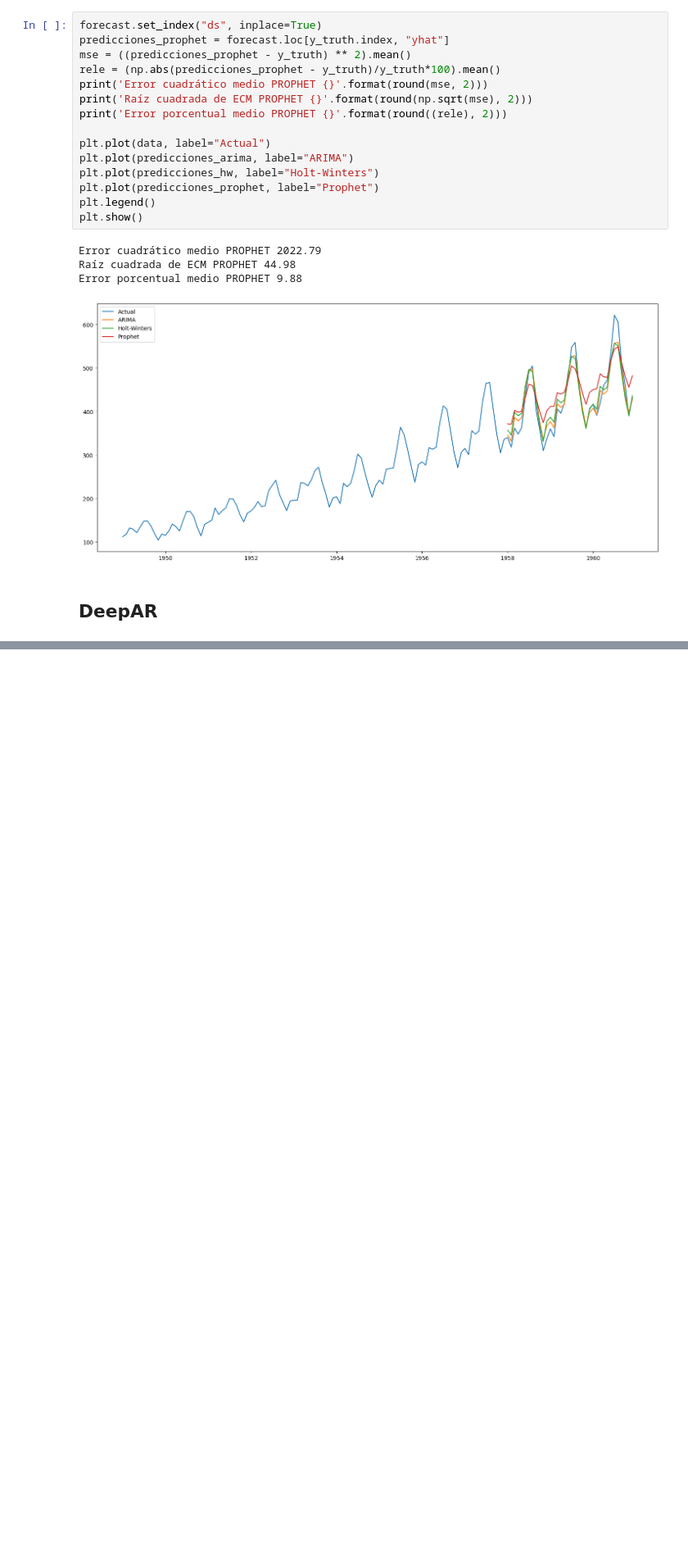
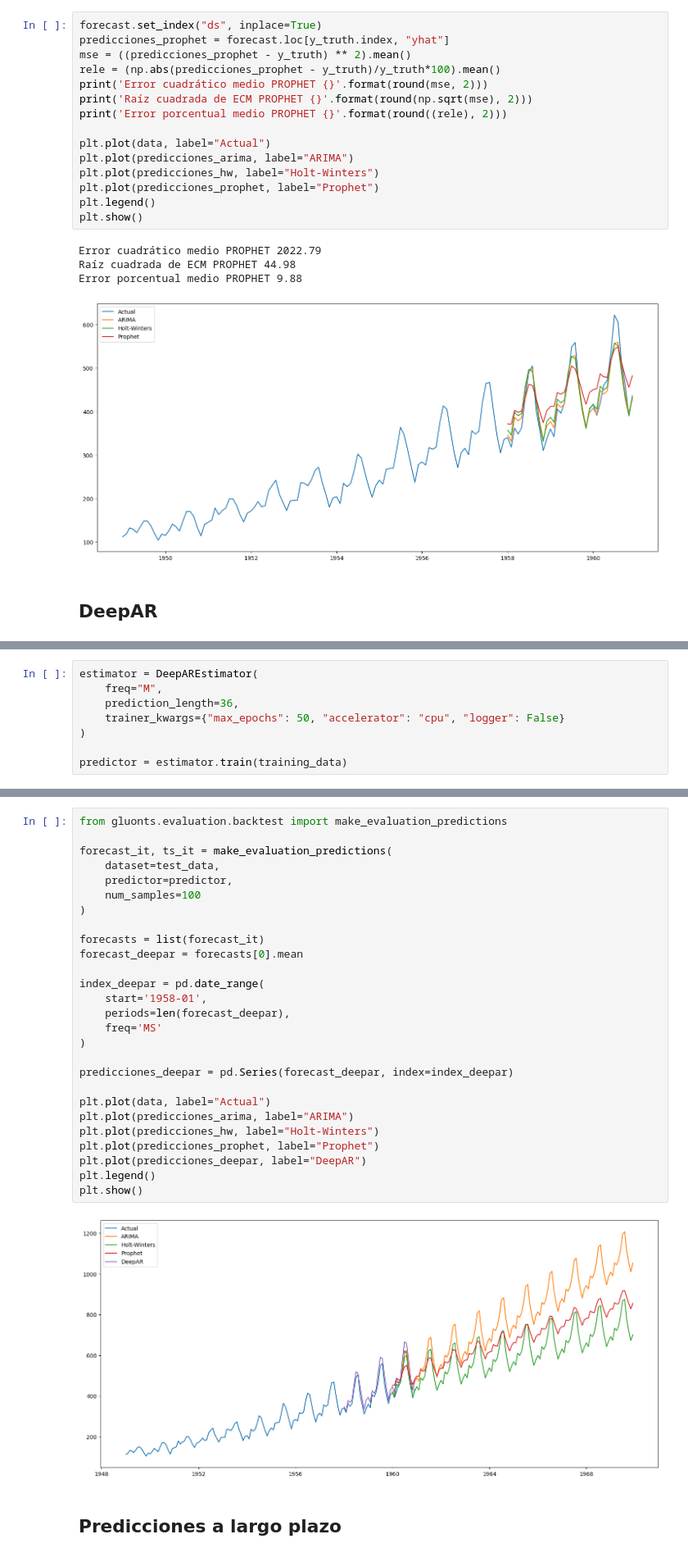
Before and after one commit to UO294431/NegocioPL, a Jupyter notebook: PL7/LeeAirPassengers.ipynb, the cells around one changed output, grey strips where cells are left out. Shown at 82% size. Cells and saved outputs as stored; diff of their text form; blank space fills up the shorter version.

```diff
--- a/PL7/LeeAirPassengers.ipynb
+++ b/PL7/LeeAirPassengers.ipynb
@@ -261,0 +321,8 @@ Error porcentual medio PROPHET 9.88
+# %%
+estimator = DeepAREstimator(
+    freq="M",
+    prediction_length=36,
+    trainer_kwargs={"max_epochs": 50, "accelerator": "cpu", "logger": False}
+)
+
+predictor = estimator.train(training_data)
@@ -261,0 +356,31 @@ Error porcentual medio PROPHET 9.88
+# %%
+from gluonts.evaluation.backtest import make_evaluation_predictions
+
+forecast_it, ts_it = make_evaluation_predictions(
+    dataset=test_data,
+    predictor=predictor,
+    num_samples=100
+)
+
+forecasts = list(forecast_it)
+forecast_deepar = forecasts[0].mean
+
+index_deepar = pd.date_range(
+    start='1958-01',
+    periods=len(forecast_deepar),
+    freq='MS'
+)
+
+predicciones_deepar = pd.Series(forecast_deepar, index=index_deepar)
+
+plt.plot(data, label="Actual")
+plt.plot(predicciones_arima, label="ARIMA")
+plt.plot(predicciones_hw, label="Holt-Winters")
+plt.plot(predicciones_prophet, label="Prophet")
+plt.plot(predicciones_deepar, label="DeepAR")
+plt.legend()
+plt.show()
+# %% [output]
+[figure, added]
+# %% [markdown]
+## Predicciones a largo plazo
```
Also changed, not shown: parts of 10 cells of this notebook, 5 other files.
